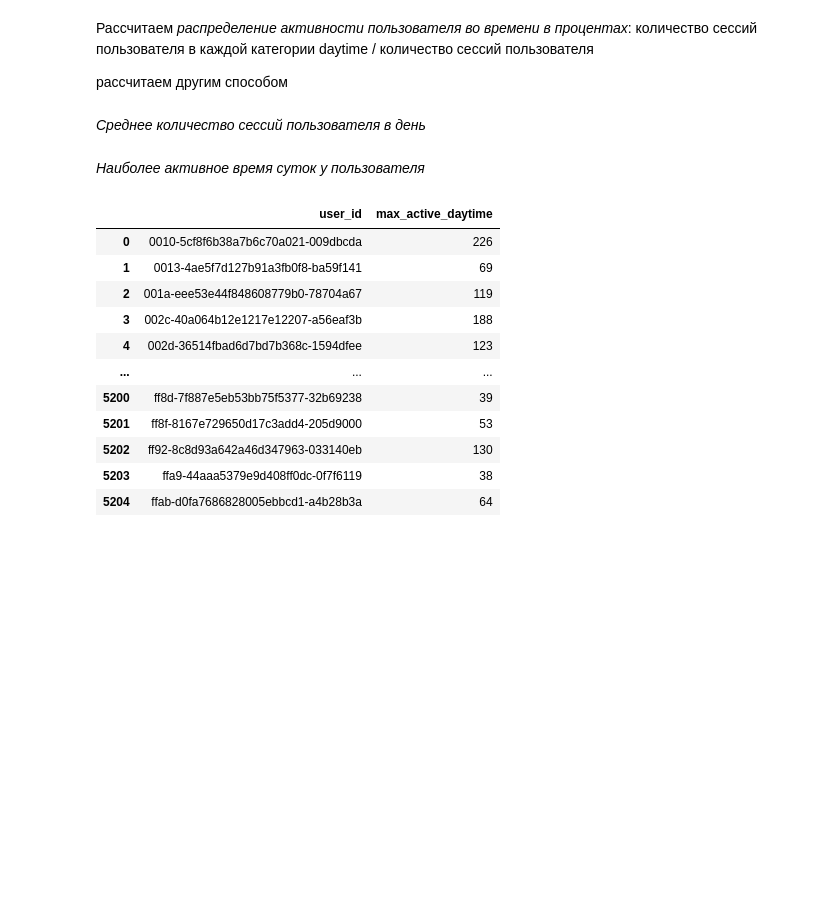
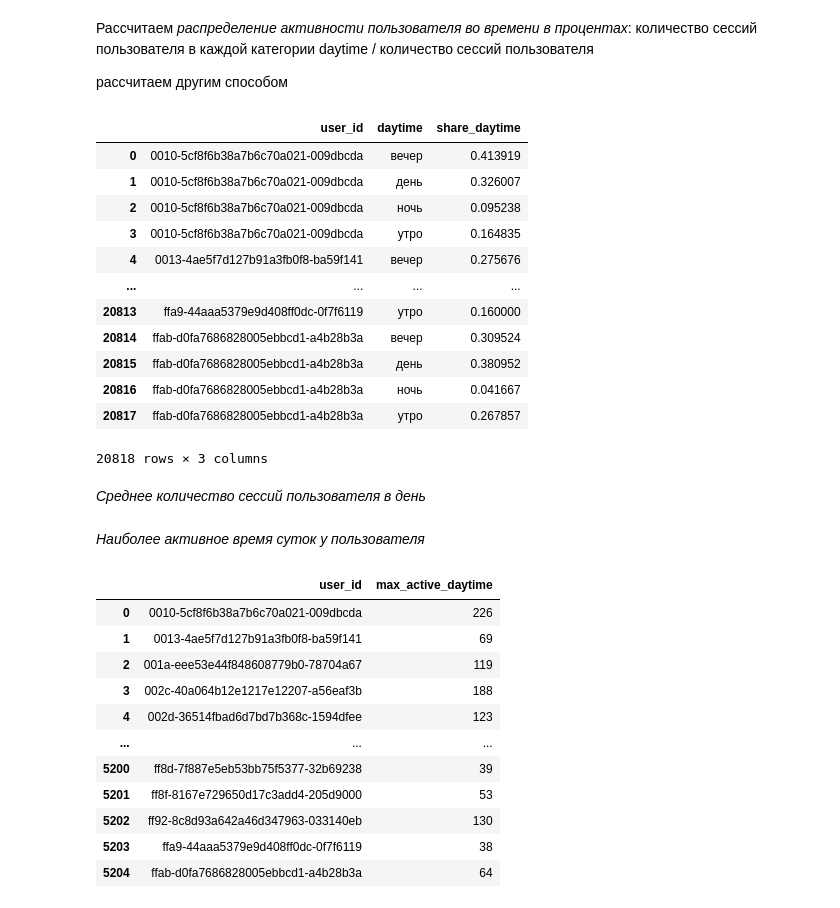
Before and after one commit to Konopatskaya/Yeti, a Jupyter notebook: determine_age2.ipynb, the cells around one changed output. Saved outputs shown, nothing was run; the diff lists cells and outputs as text; code cells hidden in the pictures; blank space fills up the shorter version.

```diff
--- a/determine_age2.ipynb
+++ b/determine_age2.ipynb
@@ -1124,6 +1157,22 @@ total_user_sessions = df.groupby('user_id')['session_id'].count()
 sessions_in_group = df.groupby(['user_id', 'daytime'])['session_id'].count()
 
 share_daytime=(sessions_in_group / total_user_sessions).reset_index(name='share_daytime')
+# %%
+share_daytime
+# %% [output]
+|  | user_id | daytime | share_daytime |
+| 0 | 0010-5cf8f6b38a7b6c70a021-009dbcda | вечер | 0.413919 |
+| 1 | 0010-5cf8f6b38a7b6c70a021-009dbcda | день | 0.326007 |
+| 2 | 0010-5cf8f6b38a7b6c70a021-009dbcda | ночь | 0.095238 |
+| 3 | 0010-5cf8f6b38a7b6c70a021-009dbcda | утро | 0.164835 |
+| 4 | 0013-4ae5f7d127b91a3fb0f8-ba59f141 | вечер | 0.275676 |
+| ... | ... | ... | ... |
+| 20813 | ffa9-44aaa5379e9d408ff0dc-0f7f6119 | утро | 0.160000 |
+| 20814 | ffab-d0fa7686828005ebbcd1-a4b28b3a | вечер | 0.309524 |
+| 20815 | ffab-d0fa7686828005ebbcd1-a4b28b3a | день | 0.380952 |
+| 20816 | ffab-d0fa7686828005ebbcd1-a4b28b3a | ночь | 0.041667 |
+| 20817 | ffab-d0fa7686828005ebbcd1-a4b28b3a | утро | 0.267857 |
+20818 rows × 3 columns
 # %%
 df = df.merge(share_daytime, on=['user_id', 'daytime'], how='left')
 # %% [markdown]
```
Also changed, not shown: parts of 37 cells of this notebook, 13 other files.
